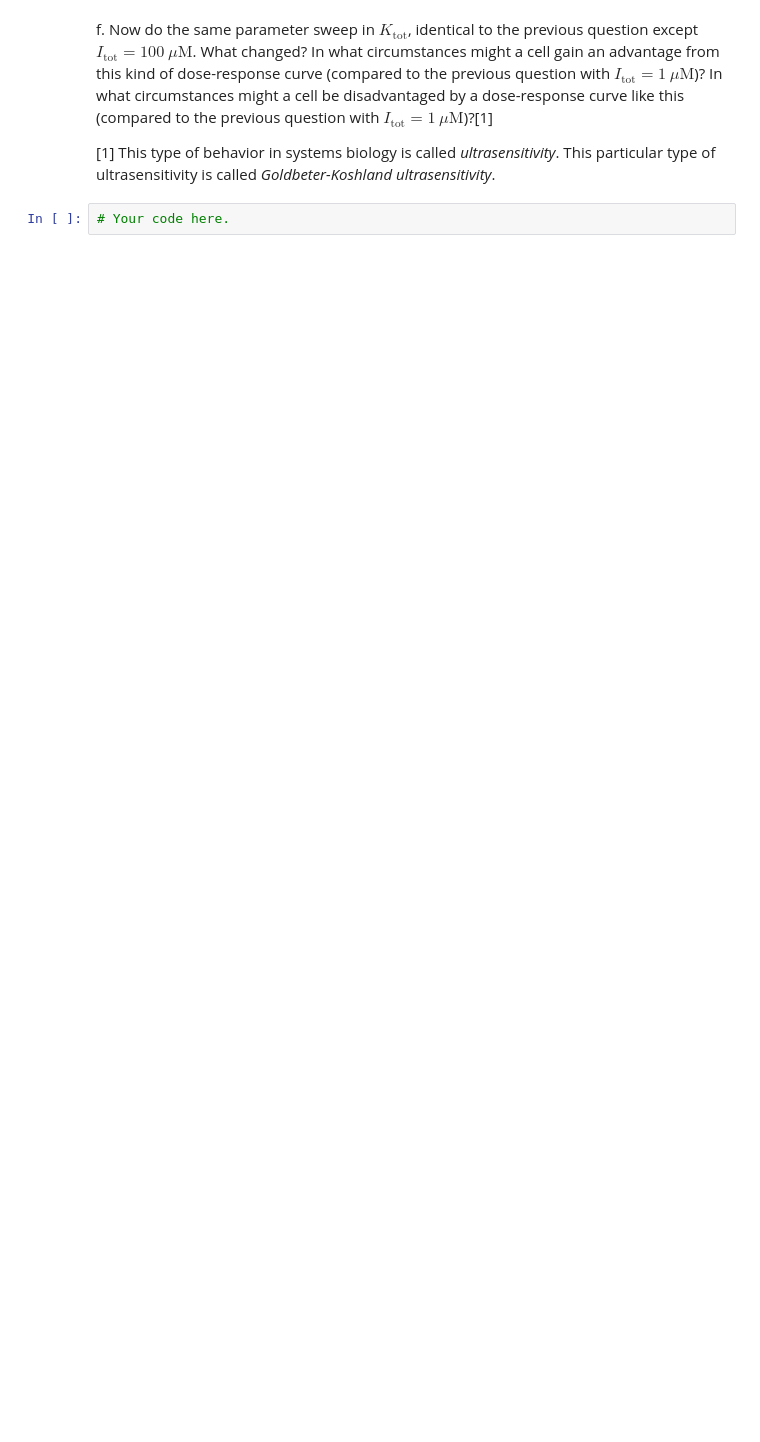
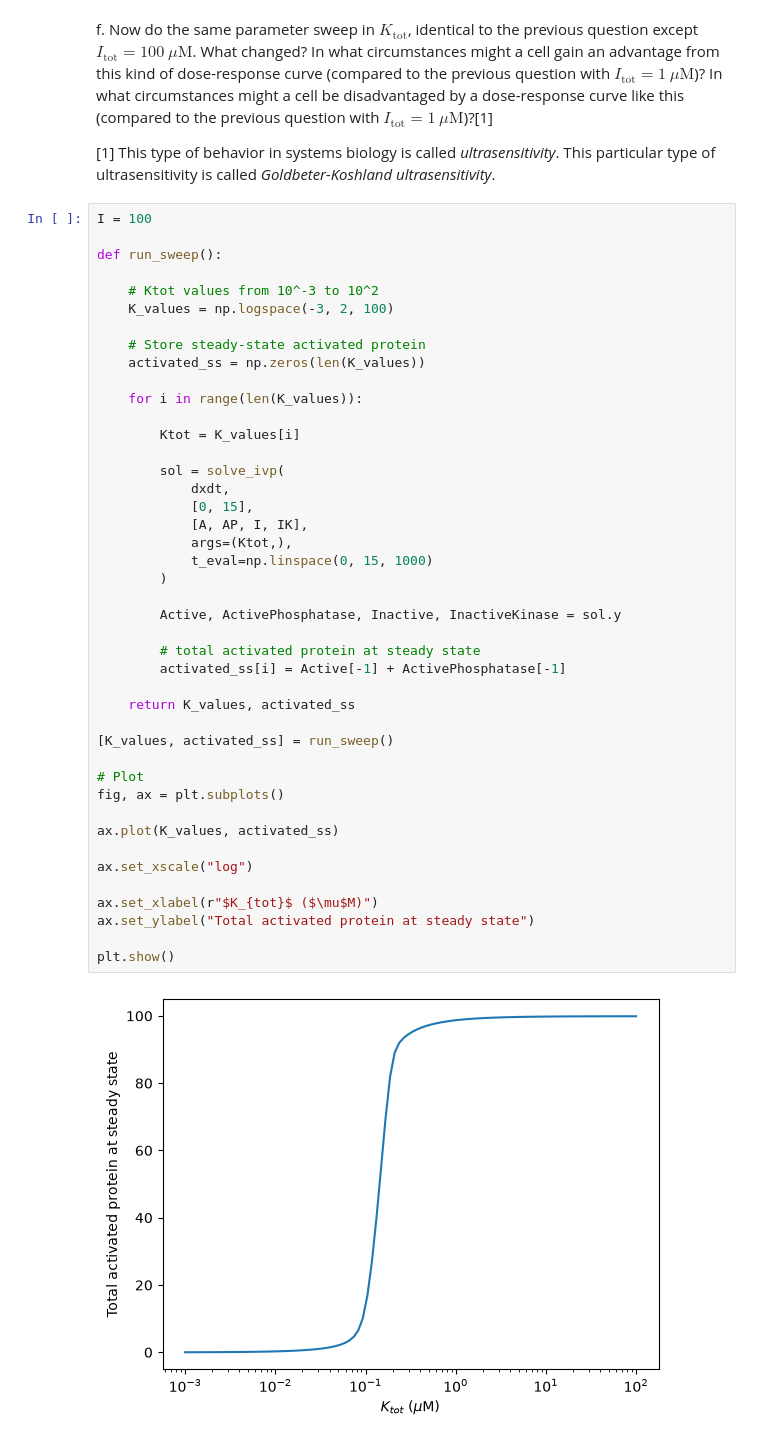
Before and after one commit to Jogar042/MCSBBootcamp, a Jupyter notebook: docs/PS4_futile-cycle.ipynb, the cells around one changed output. Saved outputs shown, nothing was run; the diff lists cells and outputs as text; blank space fills up the shorter version.

```diff
--- a/docs/PS4_futile-cycle.ipynb
+++ b/docs/PS4_futile-cycle.ipynb
@@ -126,4 +232,47 @@ f.  Now do the same parameter sweep in $K_\mathrm{tot}$, identical to
 *ultrasensitivity*. This particular type of ultrasensitivity is called
 *Goldbeter-Koshland ultrasensitivity*.
 # %%
-# Your code here.
+I = 100
+
+def run_sweep():
+
+    # Ktot values from 10^-3 to 10^2
+    K_values = np.logspace(-3, 2, 100)
+
+    # Store steady-state activated protein
+    activated_ss = np.zeros(len(K_values))
+
+    for i in range(len(K_values)):
+
+        Ktot = K_values[i]
+
+        sol = solve_ivp(
+            dxdt,
+            [0, 15],
+            [A, AP, I, IK],
+            args=(Ktot,),
+            t_eval=np.linspace(0, 15, 1000)
+        )
+
+        Active, ActivePhosphatase, Inactive, InactiveKinase = sol.y
+
+        # total activated protein at steady state
+        activated_ss[i] = Active[-1] + ActivePhosphatase[-1]
+
+    return K_values, activated_ss
+
+[K_values, activated_ss] = run_sweep()
+
+# Plot
+fig, ax = plt.subplots()
+
+ax.plot(K_values, activated_ss)
+
+ax.set_xscale("log")
+
+ax.set_xlabel(r"$K_{tot}$ ($\mu$M)")
+ax.set_ylabel("Total activated protein at steady state")
+
+plt.show()
+# %% [output]
+[figure, added]
```
Also changed, not shown: parts of 5 cells of this notebook, 1 other file.
